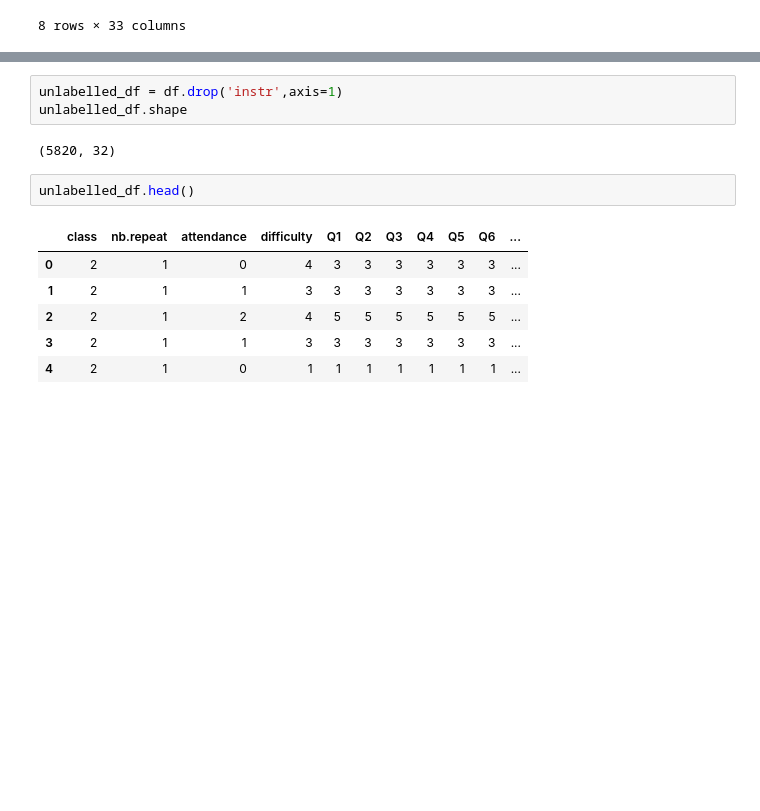
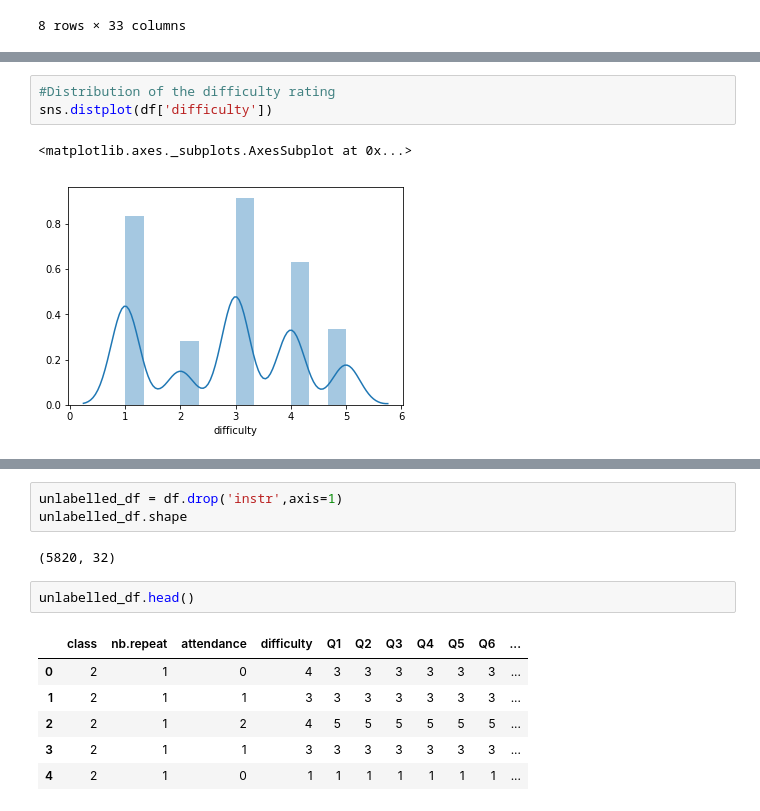
Before and after one commit to Stuthi/studentResponseClustering, a Jupyter notebook: Clustering.ipynb, the cells around one changed output, grey strips where cells are left out. Saved outputs shown, nothing was run; the diff lists cells and outputs as text; blank space fills up the shorter version.

```diff
--- a/Clustering.ipynb
+++ b/Clustering.ipynb
@@ -30,0 +40,6 @@ df.describe()
+# %%
+#Distribution of the difficulty rating
+sns.distplot(df['difficulty'])
+# %% [output]
+<matplotlib.axes._subplots.AxesSubplot at 0x...>
+[figure, added]
```
Also changed, not shown: parts of 6 cells of this notebook.
